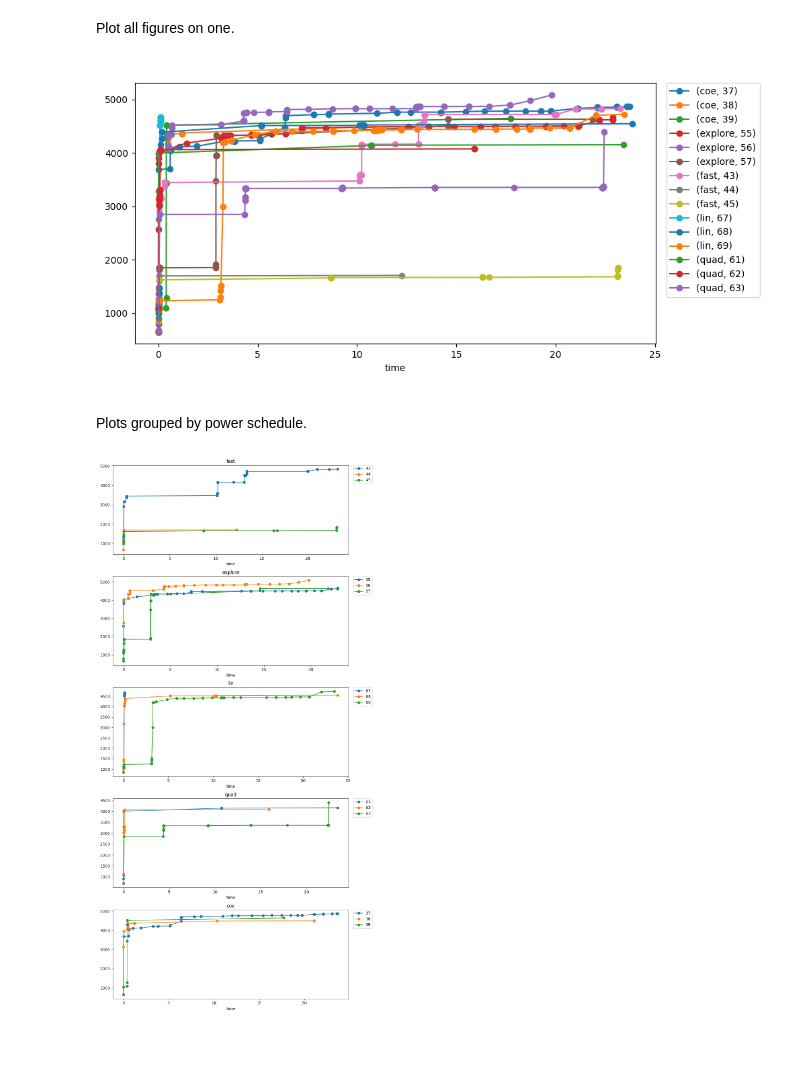
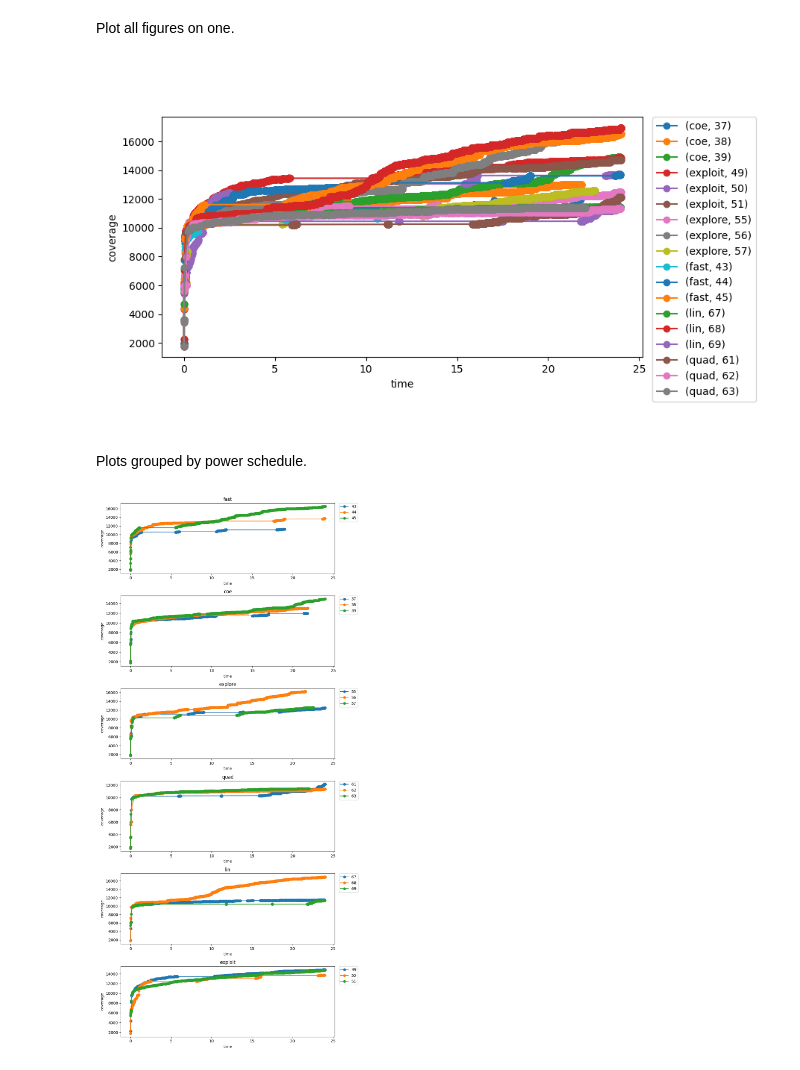
Before and after one commit to amordahl/GraphingFuzzer, a Jupyter notebook: make_plots.py.ipynb, the cells around one changed output. Cells and saved outputs as stored; diff of their text form; code cells hidden in the pictures; blank space fills up the shorter version.

```diff
--- a/make_plots.py.ipynb
+++ b/make_plots.py.ipynb
@@ -4,8 +4,7 @@ import matplotlib.pyplot as plt
 import pandas
 
 %matplotlib widget
-
-input = "/Users/austin/Downloads/bloaty.csv"
+input = "/Users/austin/Downloads/seeds.csv"
 data = pandas.read_csv(input, low_memory=False)
 data['time'] = data['time'] / 1000 / 60 / 60
 # %% [markdown]
@@ -13,31 +12,33 @@ Plot all figures on one.
 # %%
 plt.close("all")
 fig, ax = plt.subplots()
 fig: Figure
-fig.set_size_inches((10,5))
+fig.set_size_inches((9,5))
 fig.set_dpi(300)
 
 for key, grp in data.groupby(['power_schedule', 'run_id']):
     ax = grp.plot(ax=ax, kind='line', marker='o', x='time', y='coverage', label=key)
 
 ax.legend(bbox_to_anchor=(1.02, 1), loc='upper left', borderaxespad=0)
 # set aspect ratio to 1
 ratio = 0.5
 x_left, x_right = ax.get_xlim()
 y_low, y_high = ax.get_ylim()
 ax.set_aspect(abs((x_right - x_left) / (y_low - y_high)) * ratio)
 
+plt.ylabel('coverage')
 plt.tight_layout()
+# plt.gcf().subplots_adjust(left=0.15)
 plt.show()
 # %% [output]
-[figure, old version]
+[figure, new version]
 # %% [markdown]
 Plots grouped by power schedule.
 # %%
 plt.close("all")
 fig, axs = plt.subplots(nrows=len(data['power_schedule'].unique()))
 fig: Figure
-fig.set_size_inches((10,20))
+fig.set_size_inches((9.5,20))
 fig.set_dpi(300)
 
 for i, ps in enumerate(data['power_schedule'].unique()):
@@ -47,11 +48,12 @@ for i, ps in enumerate(data['power_schedule'].unique()):
         ax = grp.plot(ax=ax, kind='line', marker='o', x='time', y='coverage', label=key)
         ax.set_title(ps)
         ax.legend(bbox_to_anchor=(1.02, 1), loc='upper left', borderaxespad=0)
+        ax.set_ylabel('coverage')
 
 
 fig.tight_layout()
 # %% [output]
-[figure, old version]
+[figure, new version]
 # %%
 plt.close("all")
 data.sort_values(["run_id", "power_schedule", "time"])
```
Also changed, not shown: parts of 1 cell of this notebook, 1 other file.
